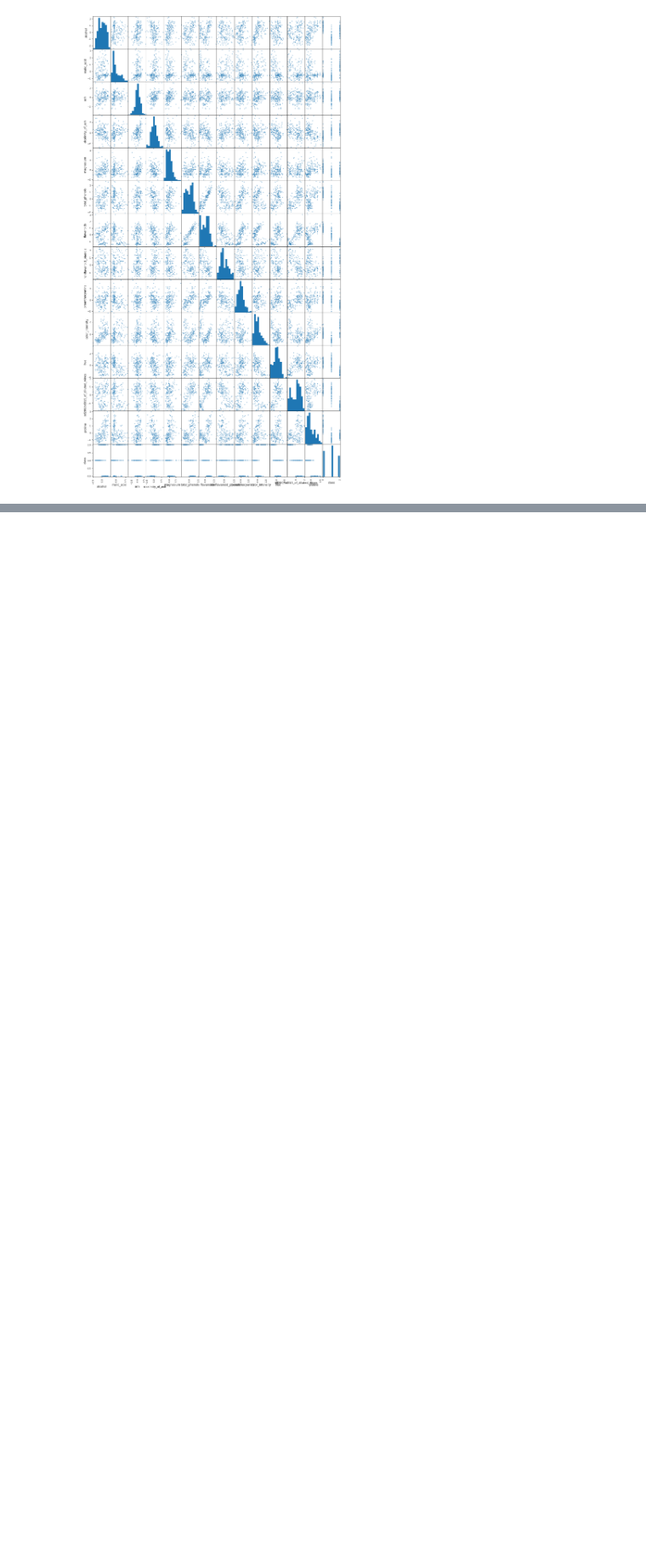
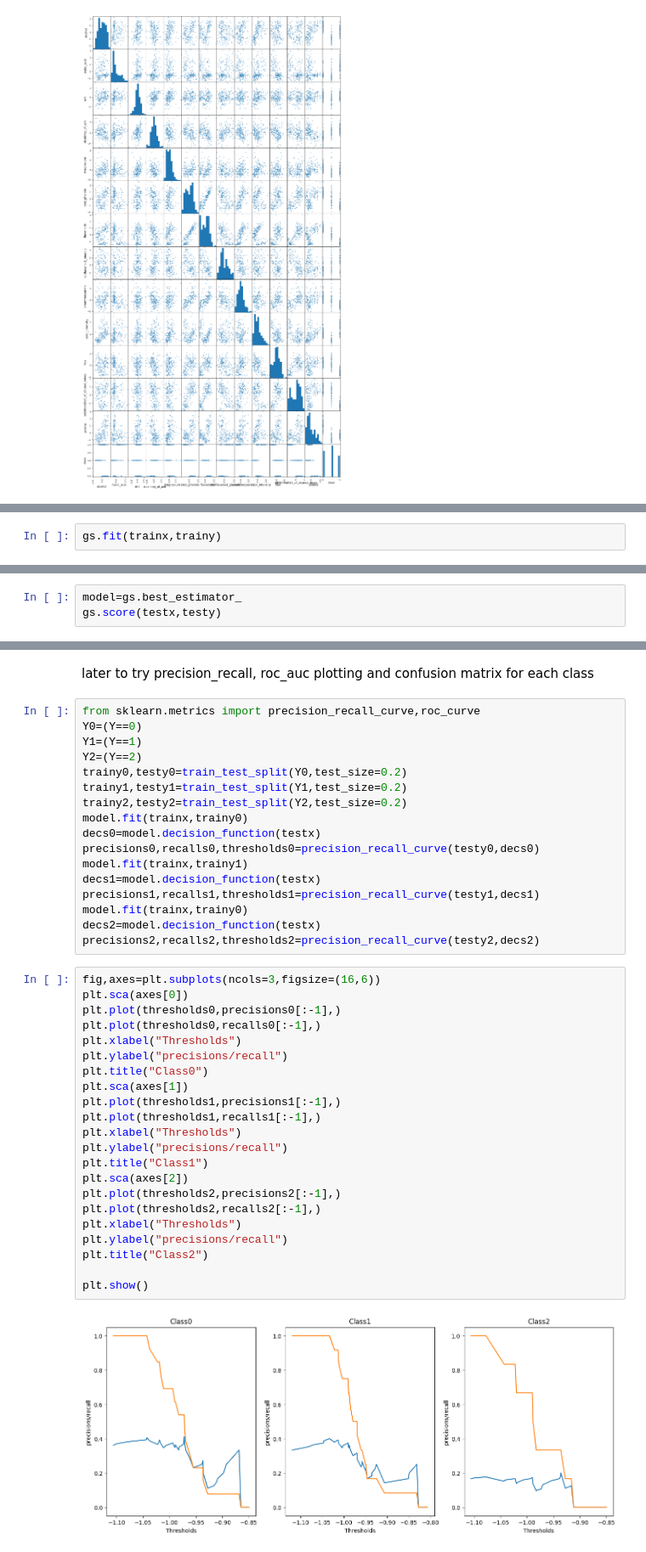
Before and after one commit to Prashant-Bista/SVM, a Jupyter notebook: wine_class.ipynb, the cells around one changed output, grey strips where cells are left out. Shown at 85% size. Saved outputs shown, nothing was run; the diff lists cells and outputs as text; blank space fills up the shorter version.

```diff
--- a/wine_class.ipynb
+++ b/wine_class.ipynb
@@ -101,0 +136,2 @@ plt.show()
+# %%
+gs.fit(trainx,trainy)
@@ -101,0 +168,3 @@ plt.show()
+# %%
+model=gs.best_estimator_
+gs.score(testx,testy)
@@ -101,0 +189,43 @@ plt.show()
+# %% [markdown]
+later to try precision_recall, roc_auc plotting and confusion matrix for each class
+# %%
+from sklearn.metrics import precision_recall_curve,roc_curve
+Y0=(Y==0)
+Y1=(Y==1)
+Y2=(Y==2)
+trainy0,testy0=train_test_split(Y0,test_size=0.2)
+trainy1,testy1=train_test_split(Y1,test_size=0.2)
+trainy2,testy2=train_test_split(Y2,test_size=0.2)
+model.fit(trainx,trainy0)
+decs0=model.decision_function(testx)
+precisions0,recalls0,thresholds0=precision_recall_curve(testy0,decs0)
+model.fit(trainx,trainy1)
+decs1=model.decision_function(testx)
+precisions1,recalls1,thresholds1=precision_recall_curve(testy1,decs1)
+model.fit(trainx,trainy0)
+decs2=model.decision_function(testx)
+precisions2,recalls2,thresholds2=precision_recall_curve(testy2,decs2)
+# %%
+fig,axes=plt.subplots(ncols=3,figsize=(16,6))
+plt.sca(axes[0])
+plt.plot(thresholds0,precisions0[:-1],)
+plt.plot(thresholds0,recalls0[:-1],)
+plt.xlabel("Thresholds")
+plt.ylabel("precisions/recall")
+plt.title("Class0")
+plt.sca(axes[1])
+plt.plot(thresholds1,precisions1[:-1],)
+plt.plot(thresholds1,recalls1[:-1],)
+plt.xlabel("Thresholds")
+plt.ylabel("precisions/recall")
+plt.title("Class1")
+plt.sca(axes[2])
+plt.plot(thresholds2,precisions2[:-1],)
+plt.plot(thresholds2,recalls2[:-1],)
+plt.xlabel("Thresholds")
+plt.ylabel("precisions/recall")
+plt.title("Class2")
+
+plt.show()
+# %% [output]
+[figure, added]
```
Also changed, not shown: parts of 13 cells of this notebook, 2 other files.
